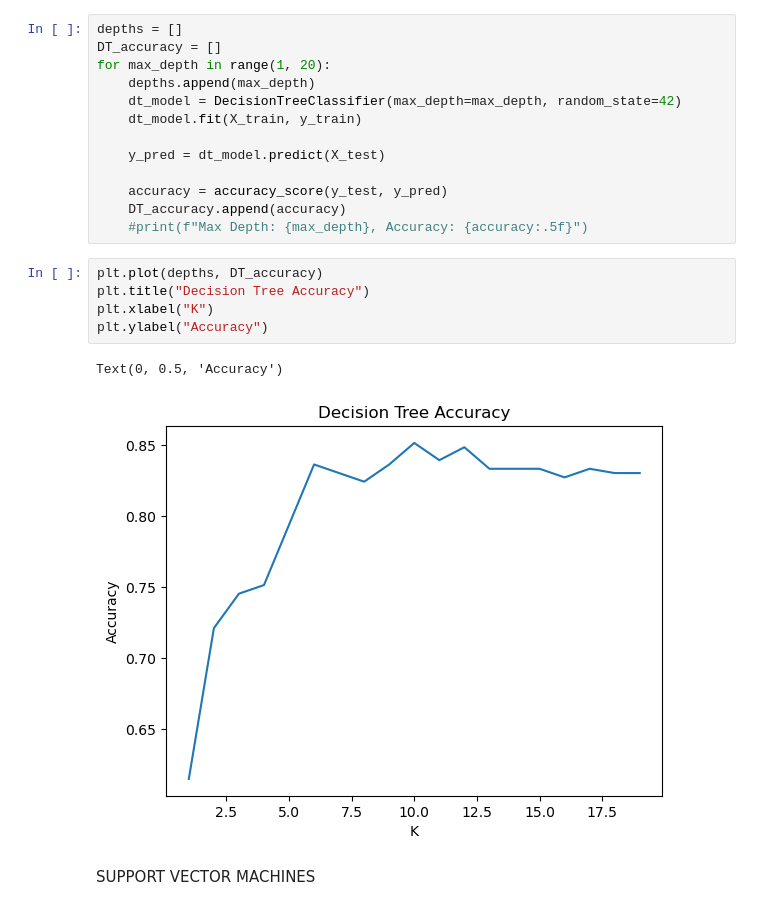
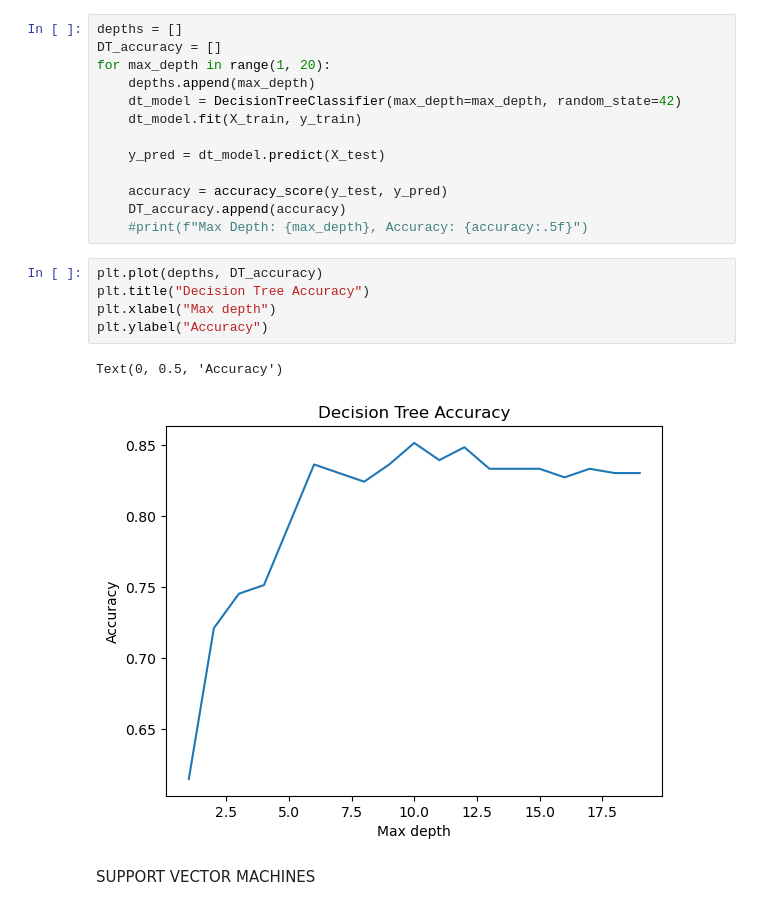
Before and after one commit to bgorantla/Final-Project, a Jupyter notebook: Final_Project.ipynb, the cells around one changed output. Cells and saved outputs as stored; diff of their text form.

```diff
--- a/Final_Project.ipynb
+++ b/Final_Project.ipynb
@@ -218,11 +218,11 @@ for max_depth in range(1, 20):
 # %%
 plt.plot(depths, DT_accuracy)
 plt.title("Decision Tree Accuracy")
-plt.xlabel("K")
+plt.xlabel("Max depth")
 plt.ylabel("Accuracy")
 # %% [output]
 Text(0, 0.5, 'Accuracy')
-[figure, old version]
+[figure, new version]
 # %% [markdown]
 SUPPORT VECTOR MACHINES
 # %% [markdown]
```
